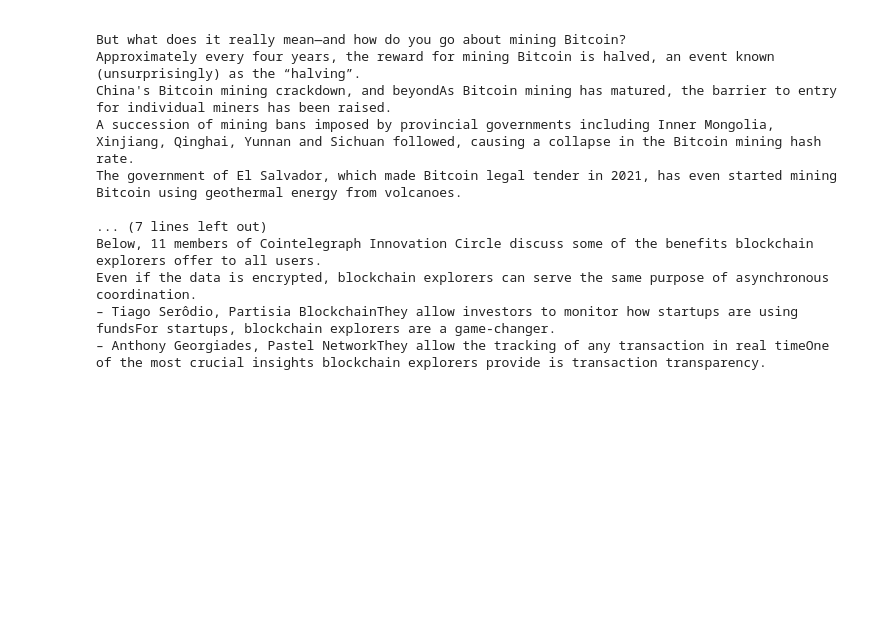
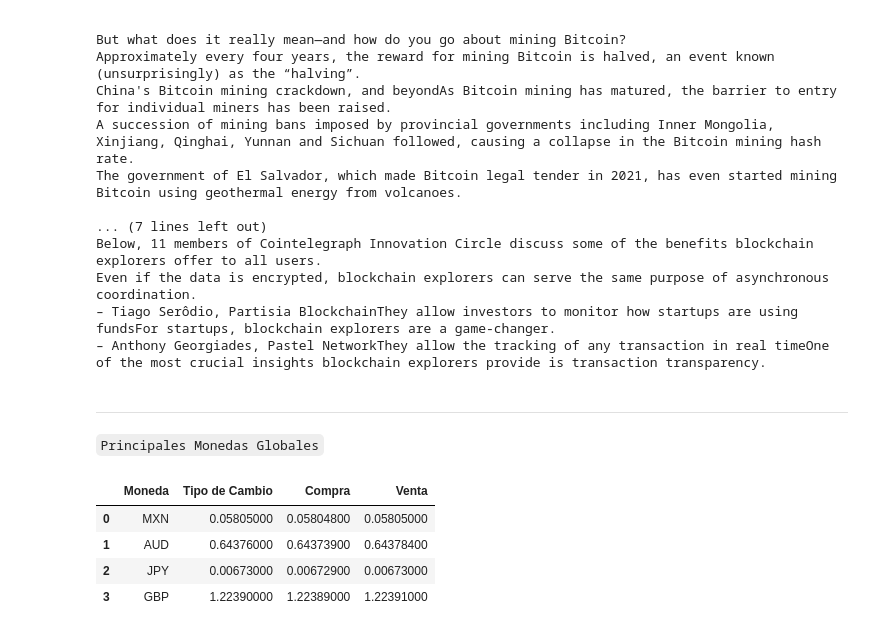
Before and after one commit to PauloVilla/Coyuntura-economica-financiera, a Jupyter notebook: Visualizaciones_Dashboard.ipynb, the cells around one changed output. Cells and saved outputs as stored; diff of their text form; code cells hidden in the pictures; blank space fills up the shorter version.

Commit message:
Agregar sección de monedas a notebook de Jupyter

```diff
--- a/Visualizaciones_Dashboard.ipynb
+++ b/Visualizaciones_Dashboard.ipynb
@@ -114,3 +114,36 @@ Below, 11 members of Cointelegraph Innovation Circle discuss some of the benefit
 Even if the data is encrypted, blockchain explorers can serve the same purpose of asynchronous coordination.
 – Tiago Serôdio, Partisia BlockchainThey allow investors to monitor how startups are using fundsFor startups, blockchain explorers are a game-changer.
 – Anthony Georgiades, Pastel NetworkThey allow the tracking of any transaction in real timeOne of the most crucial insights blockchain explorers provide is transaction transparency.
+# %% [markdown]
+___
+`Principales Monedas Globales`
+# %%
+vs_currency = 'USD'
+currencies = ['MXN','AUD','JPY', 'GBP']
+
+exchange_rate = {}
+bid_price = {}
+ask_price ={}
+
+for c in currencies:
+    url = f"https://www.alphavantage.co/query?function=CURRENCY_EXCHANGE_RATE&from_currency={c}&to_currency={vs_currency}&apikey={a_v_token}"
+    r = requests.get(url)
+    data = r.json()
+    data = data['Realtime Currency Exchange Rate']
+    exchange_rate[c] = data['5. Exchange Rate']
+    bid_price[c] = data['8. Bid Price']
+    ask_price[c] = data['9. Ask Price']
+
+df = pd.DataFrame({
+            'Moneda': currencies,
+            'Tipo de Cambio': exchange_rate.values(),
+            'Compra': bid_price.values(),
+            'Venta': ask_price.values()
+    })
+df
+# %% [output]
+|  | Moneda | Tipo de Cambio | Compra | Venta |
+| 0 | MXN | 0.05805000 | 0.05804800 | 0.05805000 |
+| 1 | AUD | 0.64376000 | 0.64373900 | 0.64378400 |
+| 2 | JPY | 0.00673000 | 0.00672900 | 0.00673000 |
+| 3 | GBP | 1.22390000 | 1.22389000 | 1.22391000 |
```
